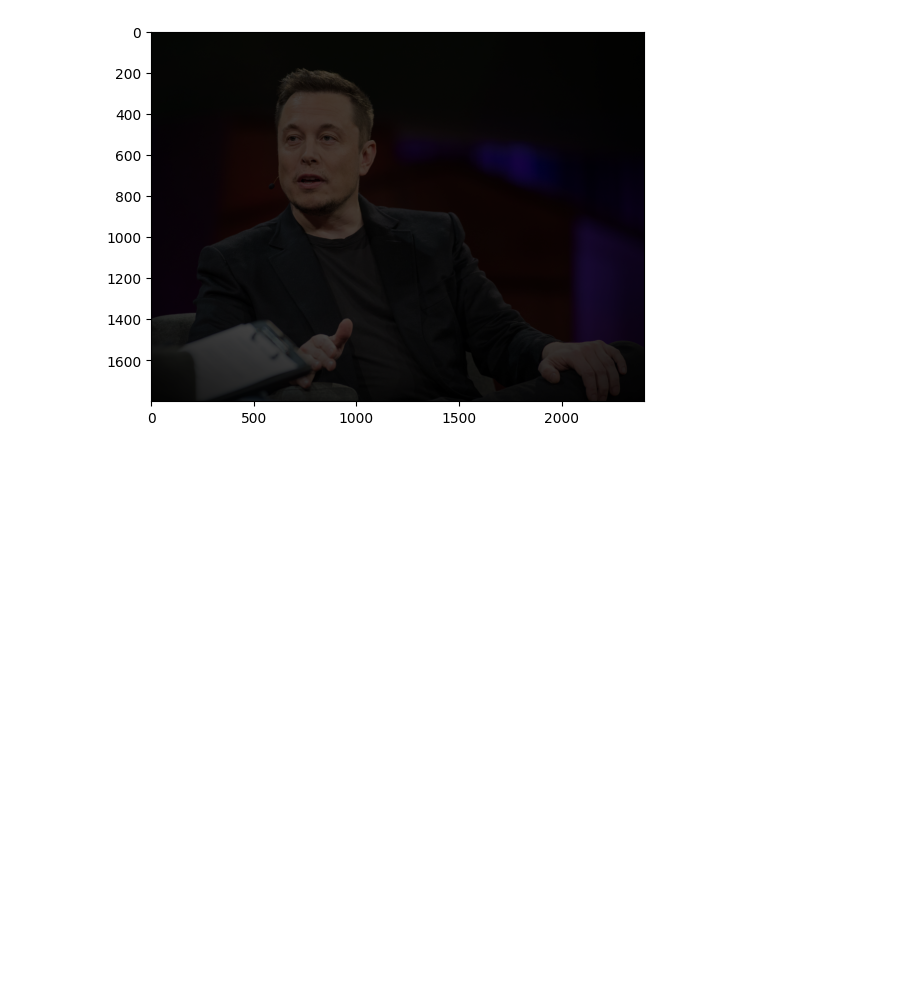
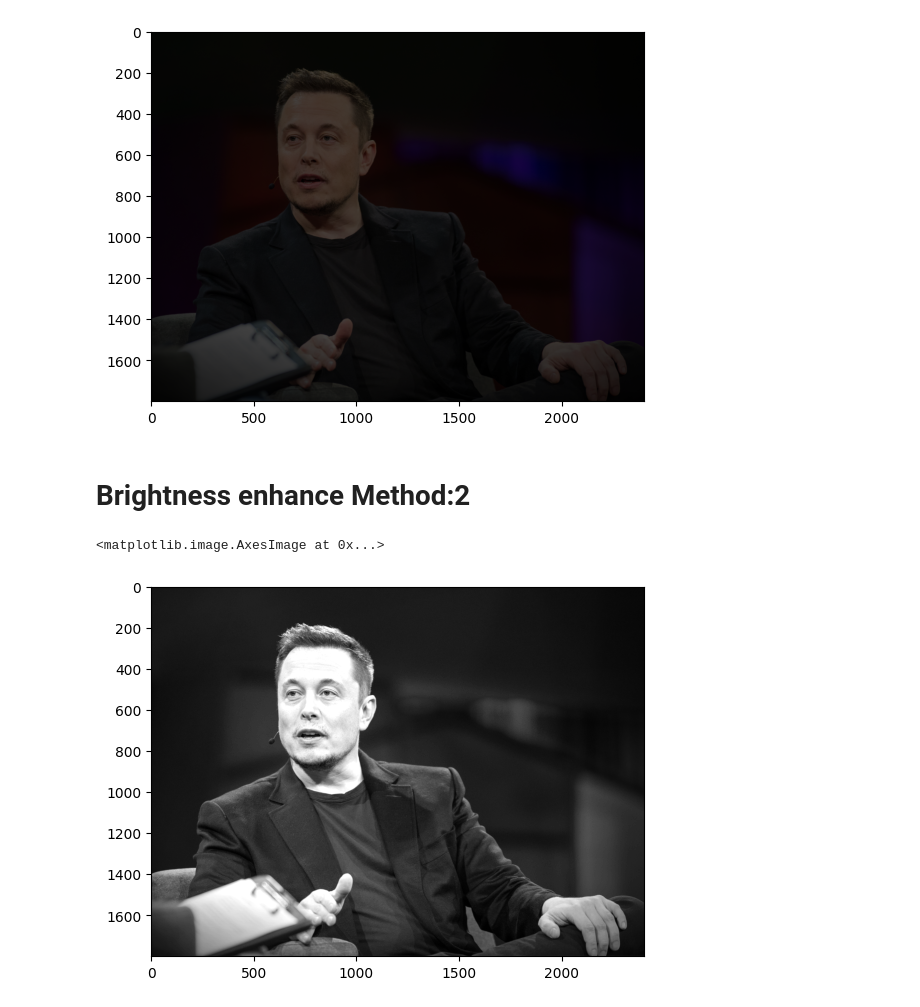
Before and after one commit to therahulsarkar/OpenCV-DIP, a Jupyter notebook: Brightness, Contrast, Graylevel.ipynb, the cells around one changed output. Cells and saved outputs as stored; diff of their text form; code cells hidden in the pictures; blank space fills up the shorter version.

```diff
--- a/Brightness, Contrast, Graylevel.ipynb
+++ b/Brightness, Contrast, Graylevel.ipynb
@@ -36,3 +36,29 @@ plt.imshow(result)
 # %% [output]
 <matplotlib.image.AxesImage at 0x...>
 [figure]
+# %% [markdown]
+# Brightness enhance Method:2
+# %%
+import cv2
+import numpy as np
+import matplotlib.pyplot as plt
+
+image=cv2.imread("./img/elon.jpg")
+image = cv2.cvtColor(image, cv2.COLOR_BGR2GRAY)
+
+row,col =image.shape
+
+k=70
+
+for i in range(row):
+    for j in range(col):
+        a=image[i][j]+k
+        if(a > 255):
+            image[i][j]=255
+        else:
+            image[i][j]=a
+
+plt.imshow(image, cmap="gray")
+# %% [output]
+<matplotlib.image.AxesImage at 0x...>
+[figure, added]
```
Also changed, not shown: parts of 10 cells of this notebook, 7 other files.
